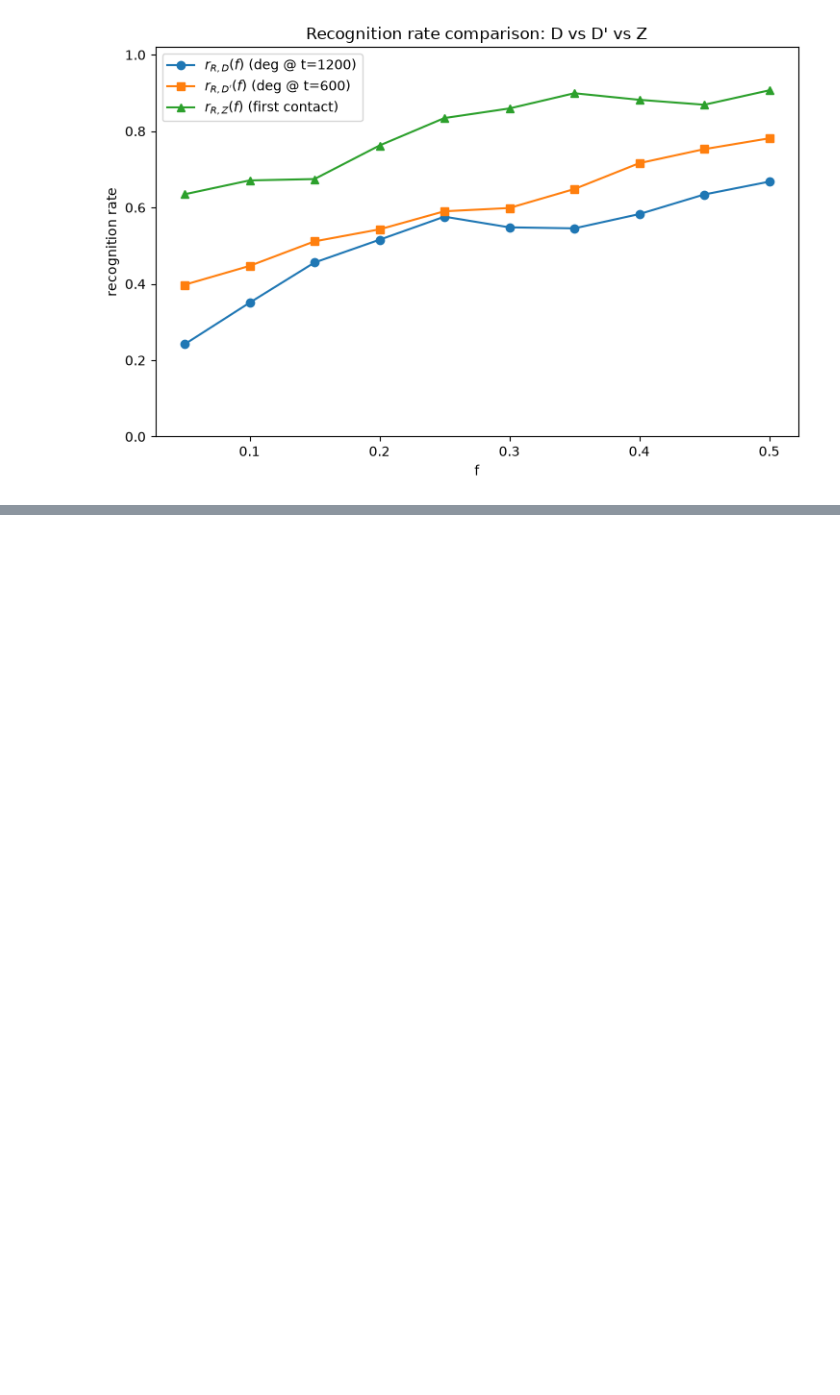
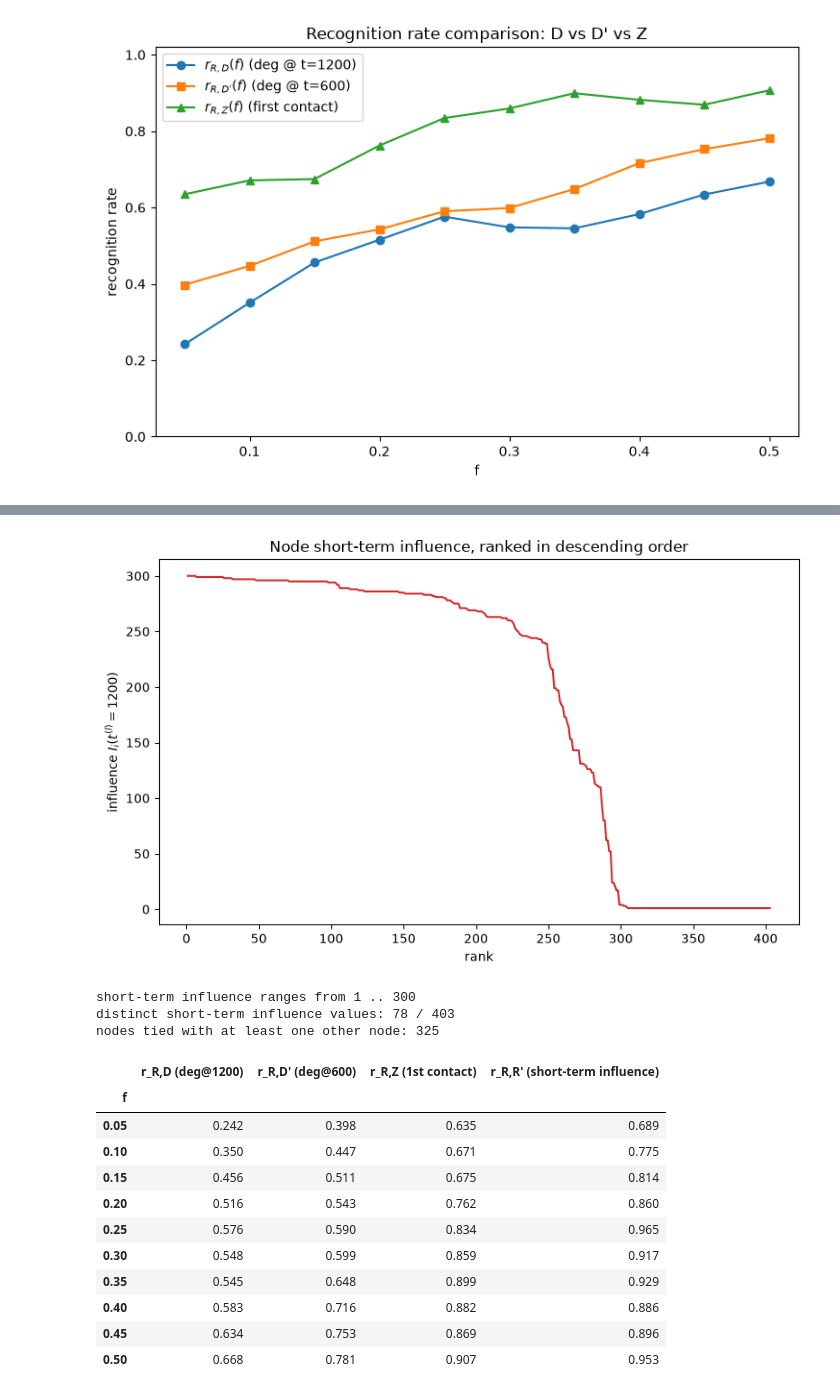
Before and after one commit to andrei00001111/ComplexAss, a Jupyter notebook: assignment.ipynb, the cells around one changed output, grey strips where cells are left out. Cells and saved outputs as stored; diff of their text form; code cells hidden in the pictures; blank space fills up the shorter version.

```diff
--- a/assignment.ipynb
+++ b/assignment.ipynb
@@ -1307,0 +1312,59 @@ plt.show()
+# %%
+# Short-term influence: number of infected nodes at t_s = 600 for every seed
+short_influence = compute_metric_influence(I_t, t_s)
+
+# Rank nodes by short-term influence in descending order
+fig10, order_short_influence = plot_influence_sorted(
+    short_influence,
+    title="Node short-term influence, ranked in descending order"
+)
+plt.show()
+
+R_prime = nodes_B[order_short_influence]
+
+n_distinct_short = np.unique(short_influence).size
+print(f"short-term influence ranges from {short_influence.min():.0f} .. {short_influence.max():.0f}")
+print(f"distinct short-term influence values: {n_distinct_short} / {N_B}")
+print(f"nodes tied with at least one other node: {N_B - n_distinct_short}")
+
+# Recognition rate of long-term influence by short-term influence
+rRRp = recognition_curve(influence, short_influence, fractions, n_iter=1000, rng=rng)
+
+results_q10 = pd.DataFrame({
+    "f": fractions,
+    "r_R,D (deg@1200)": rRD,
+    "r_R,D' (deg@600)": rRDp,
+    "r_R,Z (1st contact)": rRZ,
+    "r_R,R' (short-term influence)": rRRp,
+}).set_index("f")
+
+display(results_q10.round(3))
+
+fig11 = plot_recognition_rates(
+    fractions,
+    [
+        (r"$r_{R,D}(f)$ (deg @ t=1200)", "o", rRD),
+        (r"$r_{R,D'}(f)$ (deg @ t=600)", "s", rRDp),
+        (r"$r_{R,Z}(f)$ (first contact)", "^", rRZ),
+        (r"$r_{R,R'}(f)$ (short-term influence)", "D", rRRp),
+    ],
+    "Recognition rate comparison: D vs D' vs Z vs R'"
+)
+plt.show()
+# %% [output]
+[figure, added]
+short-term influence ranges from 1 .. 300
+distinct short-term influence values: 78 / 403
+nodes tied with at least one other node: 325
+|  | r_R,D (deg@1200) | r_R,D' (deg@600) | r_R,Z (1st contact) | r_R,R' (short-term influence) |
+| f |  |  |  |  |
+| 0.05 | 0.242 | 0.398 | 0.635 | 0.689 |
+| 0.10 | 0.350 | 0.447 | 0.671 | 0.775 |
+| 0.15 | 0.456 | 0.511 | 0.675 | 0.814 |
+| 0.20 | 0.516 | 0.543 | 0.762 | 0.860 |
+| 0.25 | 0.576 | 0.590 | 0.834 | 0.965 |
+| 0.30 | 0.548 | 0.599 | 0.859 | 0.917 |
+| 0.35 | 0.545 | 0.648 | 0.899 | 0.929 |
+| 0.40 | 0.583 | 0.716 | 0.882 | 0.886 |
+| 0.45 | 0.634 | 0.753 | 0.869 | 0.896 |
+| 0.50 | 0.668 | 0.781 | 0.907 | 0.953 |
```
Also changed, not shown: parts of 3 cells of this notebook.
